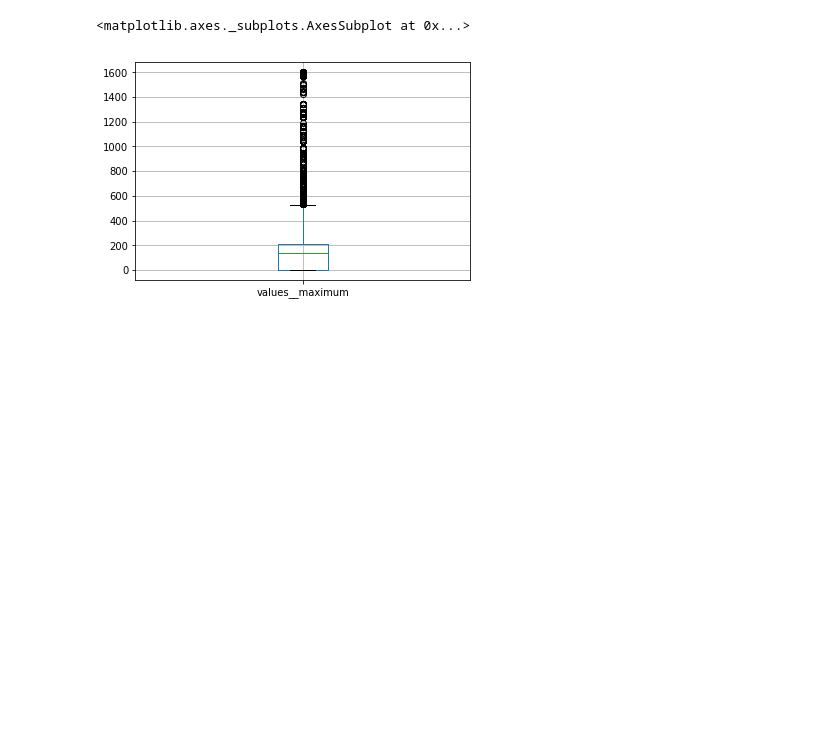
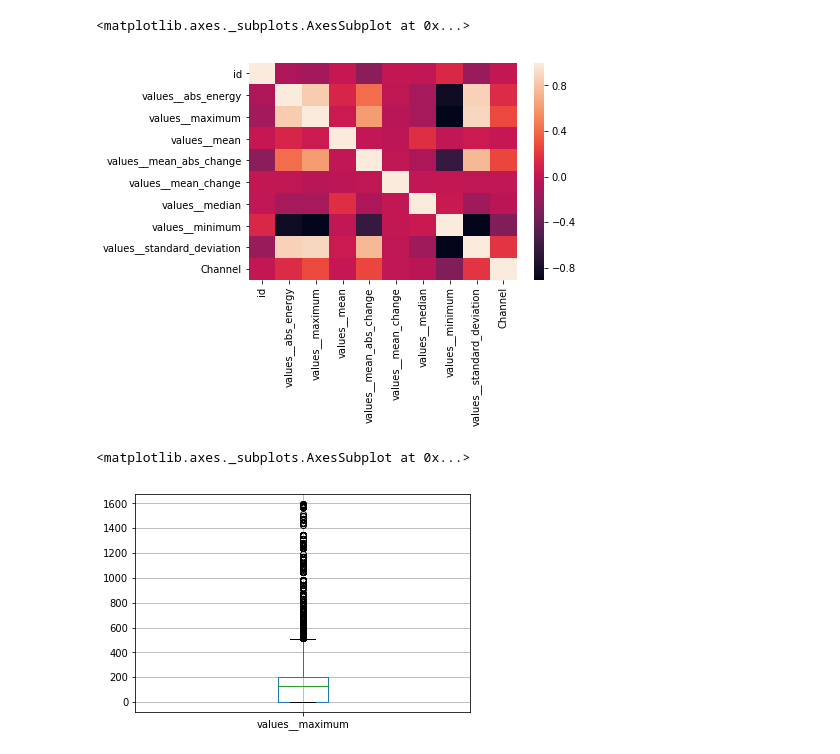
Before and after one commit to CyberPunk2049/SCLIF, a Jupyter notebook: EDA.ipynb, the cells around one changed output. Drawn from its saved outputs; the diff is of its cells as text; code cells hidden in the pictures; blank space fills up the shorter version.

```diff
--- a/EDA.ipynb
+++ b/EDA.ipynb
@@ -42 +61,6 @@ data['values__mean'].hist()
+# %%
+sns.heatmap(cleardata.corr())
+# %% [output]
+<matplotlib.axes._subplots.AxesSubplot at 0x...>
+[figure, added]
 # %%
```
Also changed, not shown: parts of 13 cells of this notebook, 1 other file.
